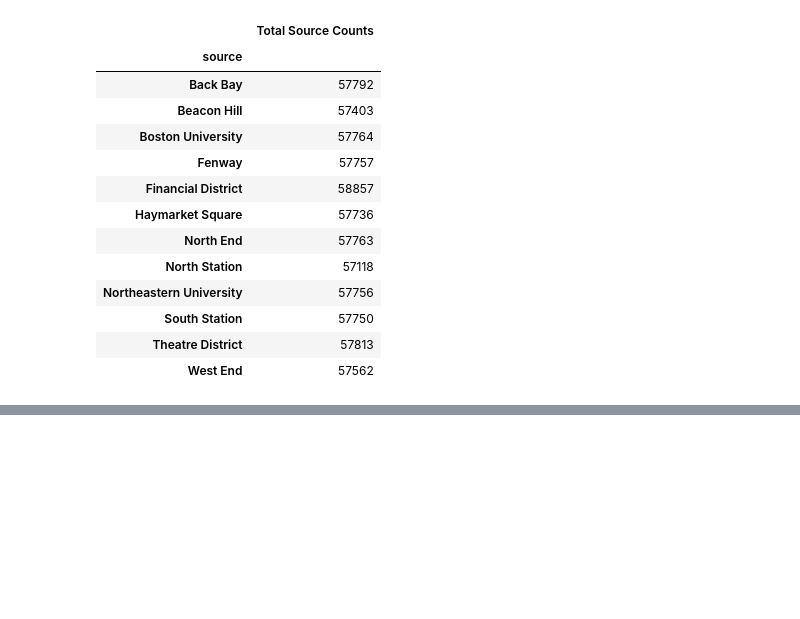
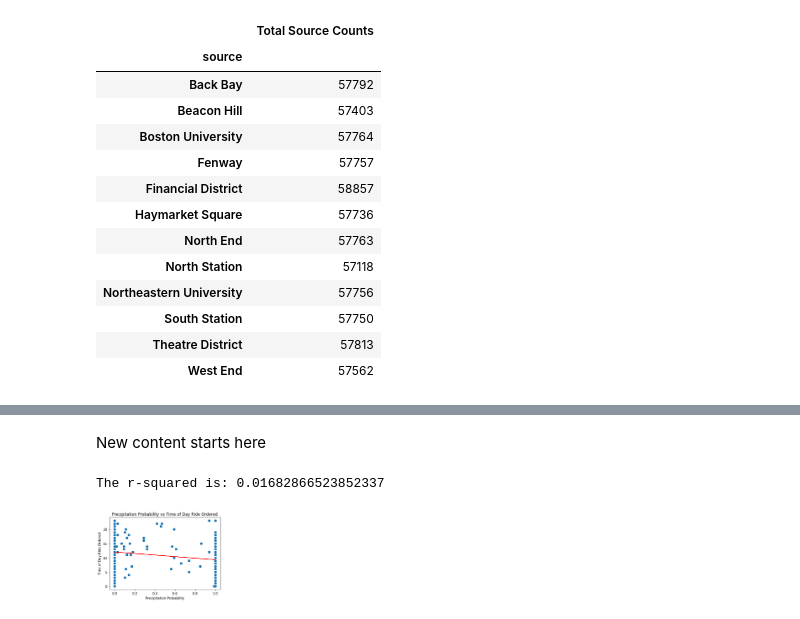
Before and after one commit to jillpeloquin13/UberProject, a Jupyter notebook: uber_data.ipynb, the cells around one changed output, grey strips where cells are left out. Drawn from its saved outputs; the diff is of its cells as text; code cells hidden in the pictures; blank space fills up the shorter version.

Commit message:
merged with updated figure logic

```diff
--- a/uber_data.ipynb
+++ b/uber_data.ipynb
@@ -731,0 +714,37 @@ fig
+# %% [markdown]
+New content starts here
+# %%
+
+##Added plt.savefig & regression
+# Scatter plot for Precip Probab and Time Ordered   - Tova
+
+# Add the linear regression equation and line to plot - first two lines are variables, save if regression doesn't work
+Precip_prob = clean_ride_data['precipProbability']
+Time_ordered = clean_ride_data['hour']
+
+x_values = Precip_prob
+y_values = Time_ordered
+
+(slope, intercept, rvalue, pvalue, stderr) = linregress(x_values, y_values)
+regress_values = x_values * slope + intercept
+line_eq = "y = " + str(round(slope,2)) + "x + " + str(round(intercept,2))
+plt.scatter(x_values,y_values)
+plt.plot(x_values,regress_values,"r-")
+plt.annotate(line_eq,(6,10),fontsize=15,color="red")
+plt.xlabel('Precipitation Probability')
+plt.ylabel('Time of Day Ride Ordered')
+plt.title('Precipitation Probability vs Time of Day Ride Ordered')
+plt.savefig("Resources/Precipitation Probability vs Time of Day Ride Ordered 1.png")
+print(f"The r-squared is: {rvalue**2}")
+plt.show()
+
+#saving this as a comment incase the aboved doesn't work
+#plt.scatter(Time_ordered, Precip_prob)
+#plt.ylabel('Precipitation Probability')
+#plt.xlabel('Time of Day Ride Ordered')
+#plt.title('Precipitation Probability vs Time of Day Ride Ordered')
+#plt.show()
+#plt.savefig("Resources/Precipitation Probability vs Time of Day Ride Ordered 1.png")
+# %% [output]
+The r-squared is: 0.01682866523852337
+[figure, added]
```
Also changed, not shown: parts of 18 cells of this notebook.
